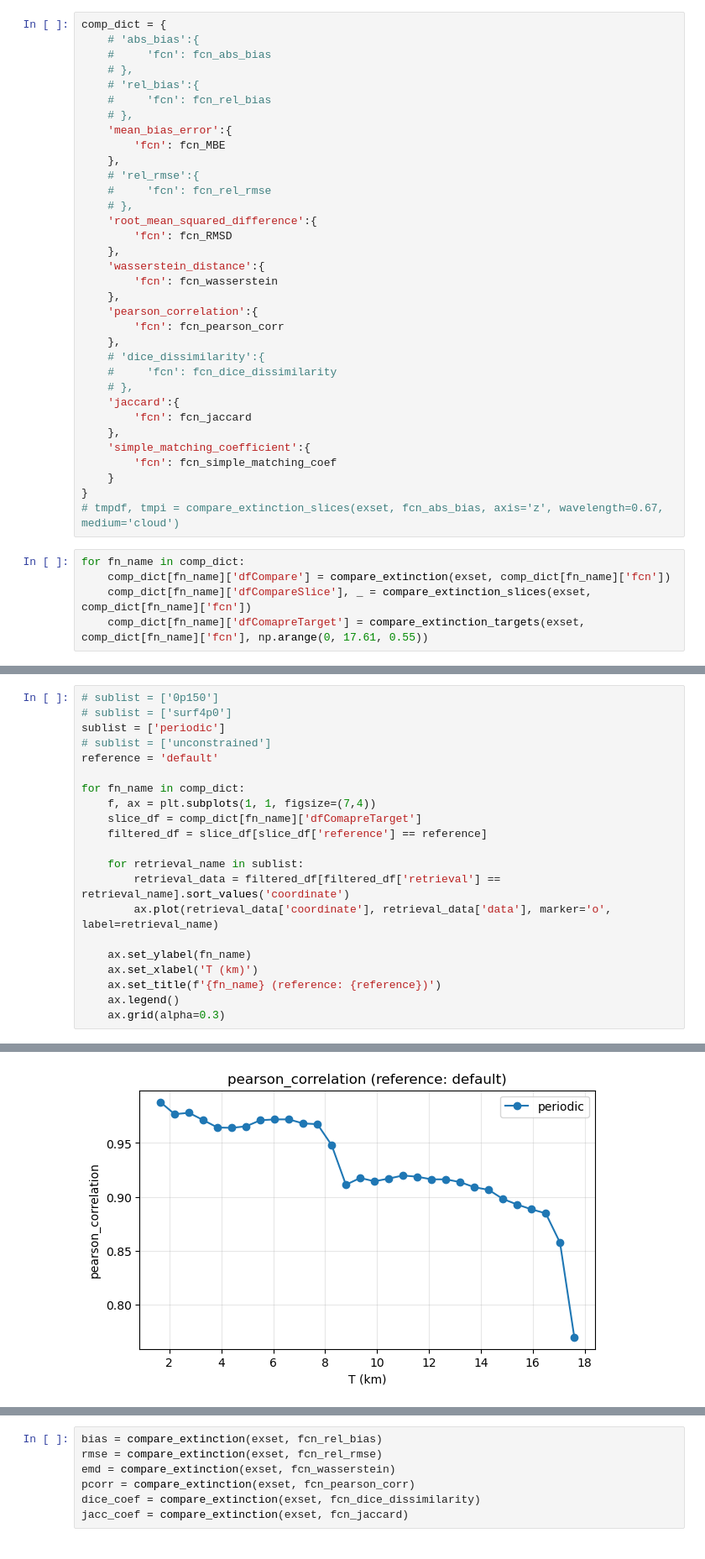
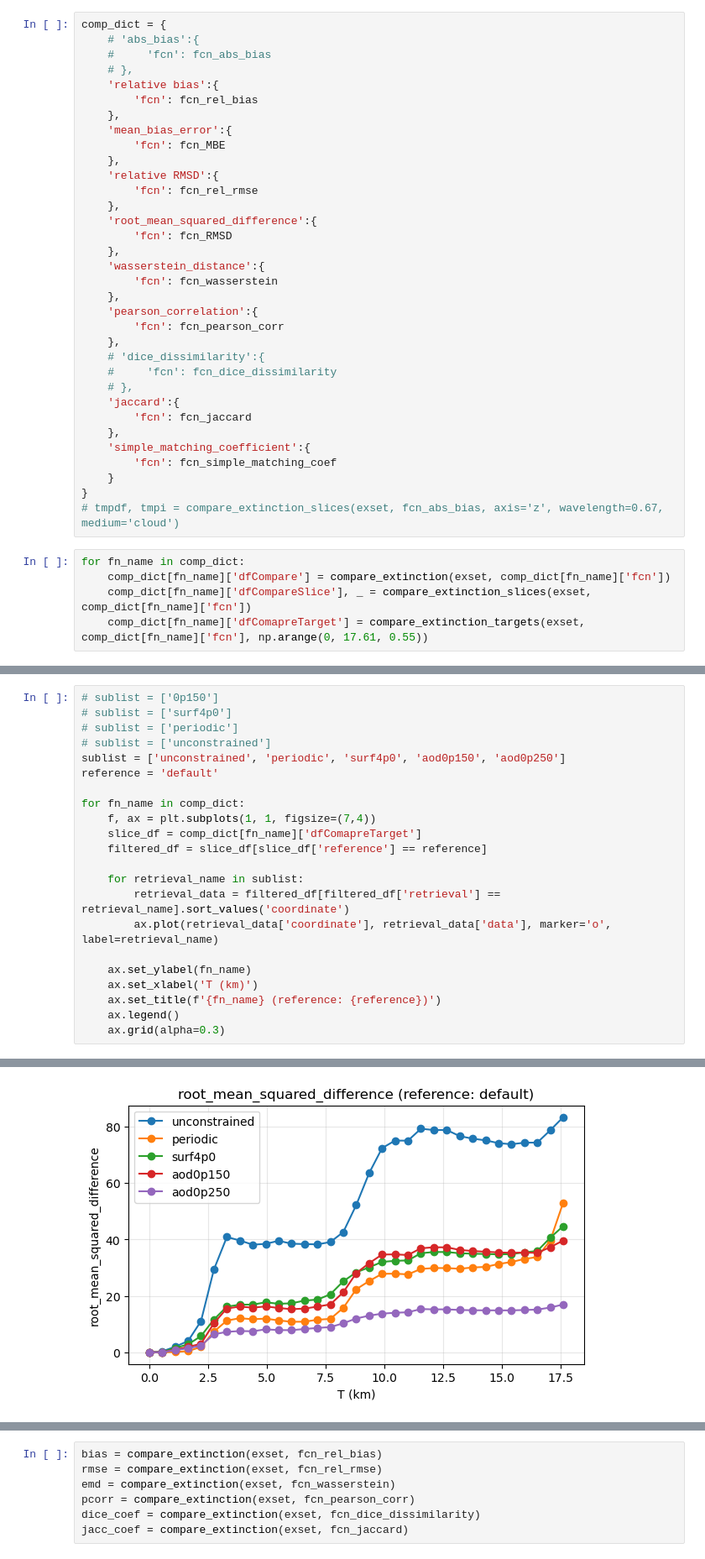
Before and after one commit to jlun17/misr-at3d-camp2ex, a Jupyter notebook: notebooks/figures/extinction.ipynb, the cells around one changed output, grey strips where cells are left out. Shown at 84% size. Drawn from its saved outputs; the diff is of its cells as text.

Commit message:
[MS HBC] Masters HBC simulation figures added

```diff
--- a/notebooks/figures/extinction.ipynb
+++ b/notebooks/figures/extinction.ipynb
@@ -250,15 +250,15 @@ comp_dict = {
     # 'abs_bias':{
     #     'fcn': fcn_abs_bias
     # },
-    # 'rel_bias':{
-    #     'fcn': fcn_rel_bias
-    # },
+    'relative bias':{
+        'fcn': fcn_rel_bias
+    },
     'mean_bias_error':{
         'fcn': fcn_MBE
     },
-    # 'rel_rmse':{
-    #     'fcn': fcn_rel_rmse
-    # },
+    'relative RMSD':{
+        'fcn': fcn_rel_rmse
+    },
     'root_mean_squared_difference':{
         'fcn': fcn_RMSD
     },
@@ -315,8 +308,9 @@ for fn_name in comp_dict:
 # %%
 # sublist = ['0p150']
 # sublist = ['surf4p0']
-sublist = ['periodic']
+# sublist = ['periodic']
 # sublist = ['unconstrained']
+sublist = ['unconstrained', 'periodic', 'surf4p0', 'aod0p150', 'aod0p250']
 reference = 'default'
 
 for fn_name in comp_dict:
@@ -340 +334 @@ for fn_name in comp_dict:
-[figure, old version]
+[figure, new version]
```
Also changed, not shown: parts of 8 cells of this notebook, 2 other files.
